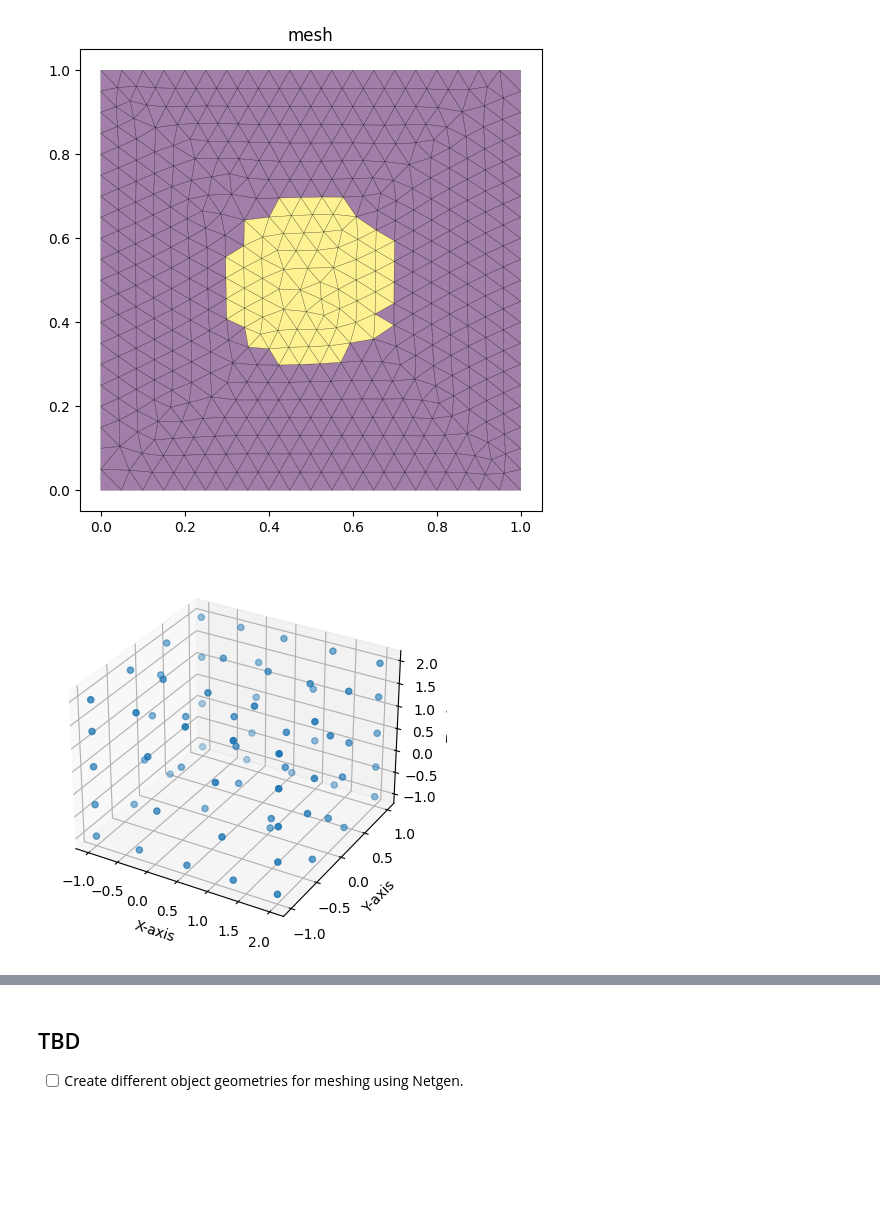
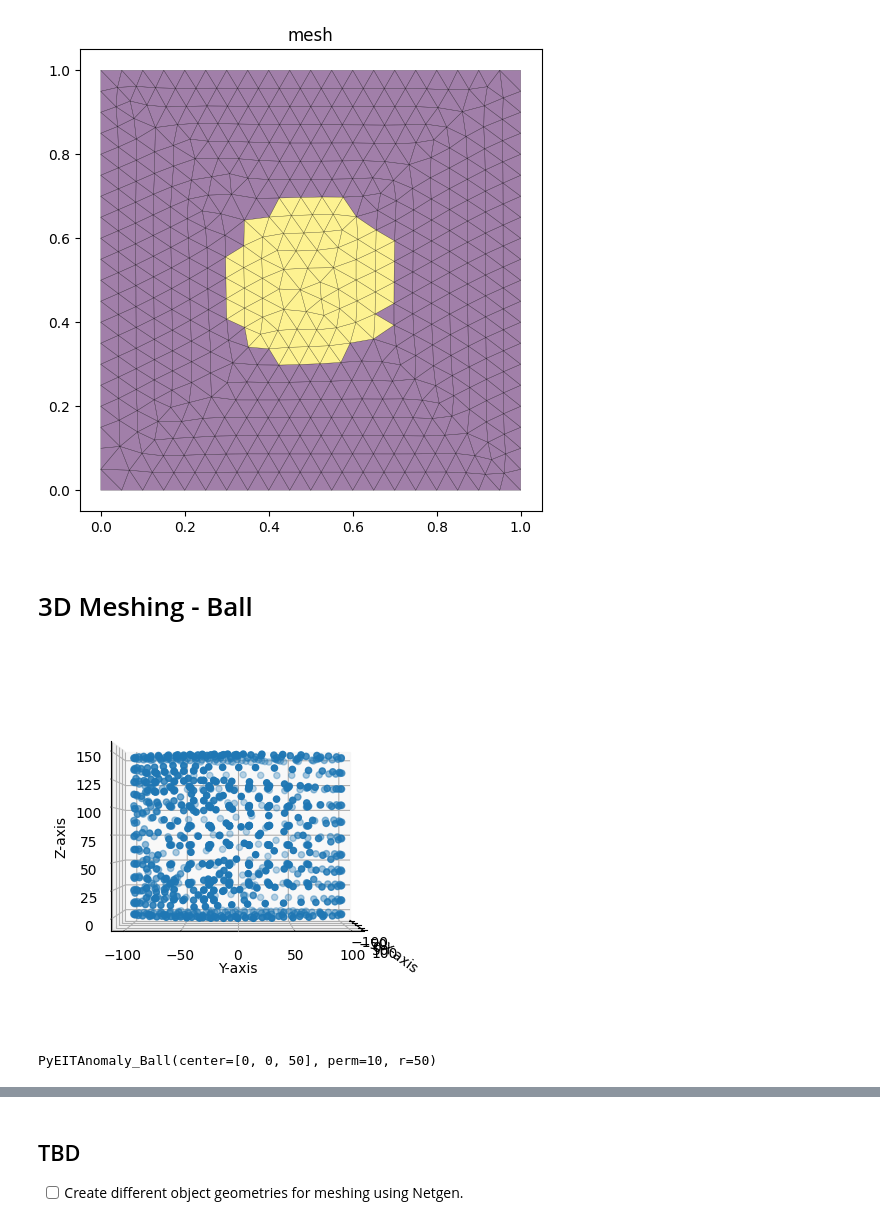
Before and after one commit to EITLabworks/FEitM, a Jupyter notebook: src/meshing.ipynb, the cells around one changed output, grey strips where cells are left out. Cells and saved outputs as stored; diff of their text form; code cells hidden in the pictures; blank space fills up the shorter version.

```diff
--- a/src/meshing.ipynb
+++ b/src/meshing.ipynb
@@ -190,9 +230,17 @@ _ = set_perm_circle_2D(mesh, anmly)
 plot_2D_mesh(mesh)
 # %% [output]
 [figure]
+# %% [markdown]
+# 3D Meshing - Ball
 # %%
-mesh = load_mesh(path="../3d/brick_mesh.mesh")
+mesh = load_mesh(path="../3d/32x2_tank_volume_mesh.mesh")
+# mesh = load_mesh(path="../3d/32x2_rough.mesh")
 # %%
-plot_nodes_3d(mesh)
+plot_nodes_3d(mesh, elev=0, azim=0)
 # %% [output]
-[figure, old version]
+[figure, new version]
+# %%
+anomaly = PyEITAnomaly_Ball(center=[0, 0, 50], perm=10, r=50)
+print(anomaly)
+# %% [output]
+PyEITAnomaly_Ball(center=[0, 0, 50], perm=10, r=50)
```
Also changed, not shown: parts of 21 cells of this notebook, 2 other files.
